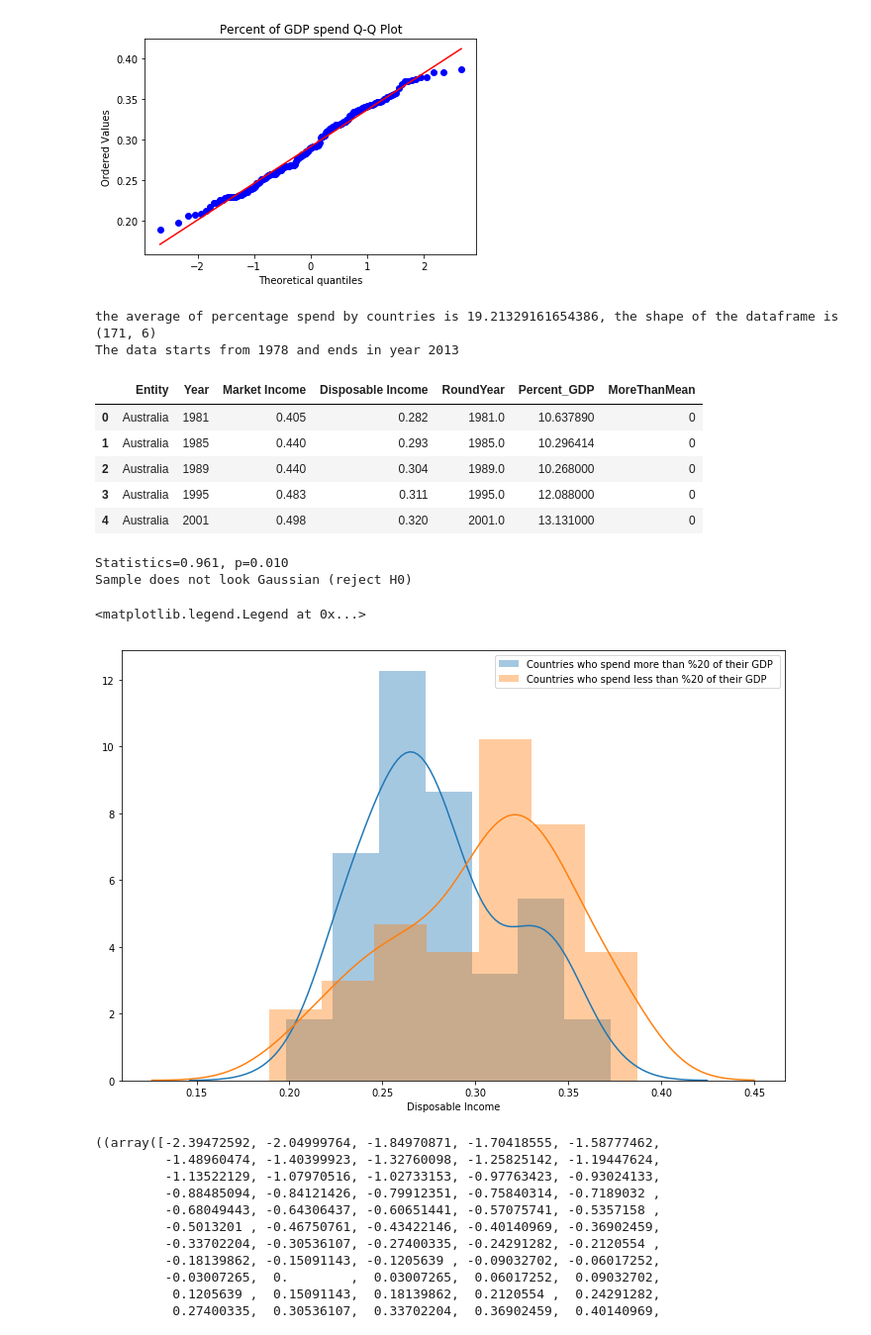
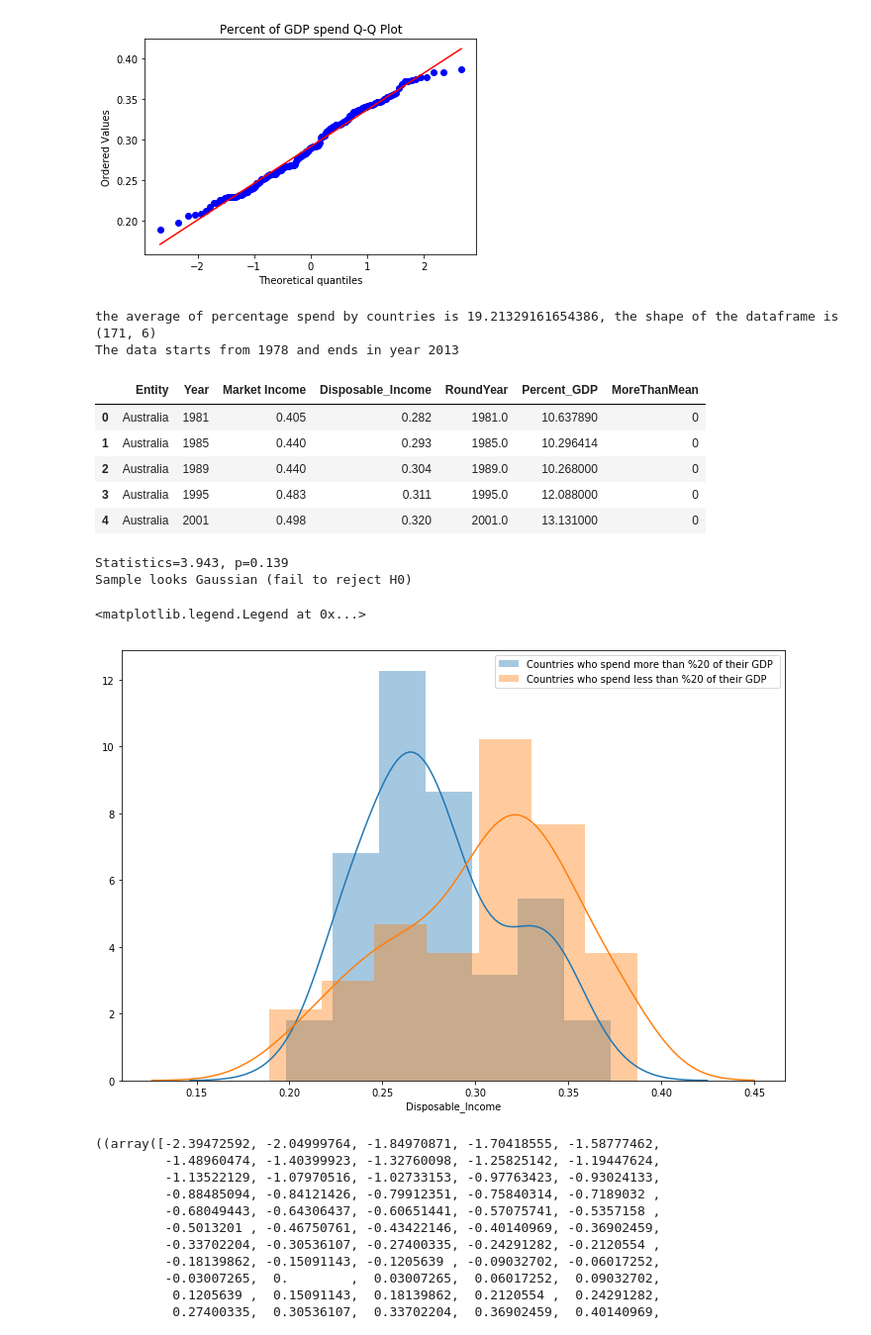
Before and after one commit to 1Banji/Mod-3-Project, a Jupyter notebook: Kaan/Q2.ipynb, the cells around one changed output. Shown at 99% size. Cells and saved outputs as stored; diff of their text form; code cells hidden in the pictures.

```diff
--- a/Kaan/Q2.ipynb
+++ b/Kaan/Q2.ipynb
@@ -143,7 +143,7 @@ df = pd.merge(ineq[['Entity','Year','Market Income','Disposable Income']],
               new[['Entity','RoundYear','Social Expenditure %GDP - (OWID extrapolated series) (%)']],
               how='inner', left_on=['Entity','Year'], right_on = ['Entity','RoundYear'])
 # Rename Social Expediture percentage column
-df.rename(columns={'Social Expenditure %GDP - (OWID extrapolated series) (%)': 'Percent_GDP'},inplace=True)
+df.rename(columns={'Social Expenditure %GDP - (OWID extrapolated series) (%)': 'Percent_GDP','Disposable Income':'Disposable_Income'},inplace=True)
 # Delete row with  string '..' Convert object type to float
 df = df[df.Percent_GDP != '..']
 df.Percent_GDP = df.Percent_GDP.astype(float)
@@ -159,7 +159,7 @@ df.head()
 # %% [output]
 the average of percentage spend by countries is 19.21329161654386, the shape of the dataframe is (171, 6)
 The data starts from 1978 and ends in year 2013
-|  | Entity | Year | Market Income | Disposable Income | RoundYear | Percent_GDP | MoreThanMean |
+|  | Entity | Year | Market Income | Disposable_Income | RoundYear | Percent_GDP | MoreThanMean |
 | 0 | Australia | 1981 | 0.405 | 0.282 | 1981.0 | 10.637890 | 0 |
 | 1 | Australia | 1985 | 0.440 | 0.293 | 1985.0 | 10.296414 | 0 |
 | 2 | Australia | 1989 | 0.440 | 0.304 | 1989.0 | 10.268000 | 0 |
@@ -172,5 +173,5 @@ shapiro(more)
 # %%
-stat, p = shapiro(more_df['Disposable Income'])
+stat, p = stats.normaltest(less_df['Disposable_Income'])
 print('Statistics=%.3f, p=%.3f' % (stat, p))
 # interpret
 alpha = 0.05
@@ -179,16 +180,16 @@ if p > alpha:
 else:
     print('Sample does not look Gaussian (reject H0)')
 # %% [output]
-Statistics=0.961, p=0.010
-Sample does not look Gaussian (reject H0)
+Statistics=3.943, p=0.139
+Sample looks Gaussian (fail to reject H0)
 # %%
 plt.figure(figsize=(12,8))
-sns.distplot(more_df['Disposable Income'],label='Countries who spend more than %20 of their GDP ')
-sns.distplot(less_df['Disposable Income'],label='Countries who spend less than %20 of their GDP')
+sns.distplot(more_df['Disposable_Income'],label='Countries who spend more than %20 of their GDP ')
+sns.distplot(less_df['Disposable_Income'],label='Countries who spend less than %20 of their GDP')
 plt.legend()
 # %% [output]
 <matplotlib.legend.Legend at 0x...>
-[figure, old version]
+[figure, new version]
 # %%
 # We want to check if data is normally distributed with QQ plot
 #plt.figure(figsize=(14,10))
```
Also changed, not shown: parts of 14 cells of this notebook, 8 other files.
